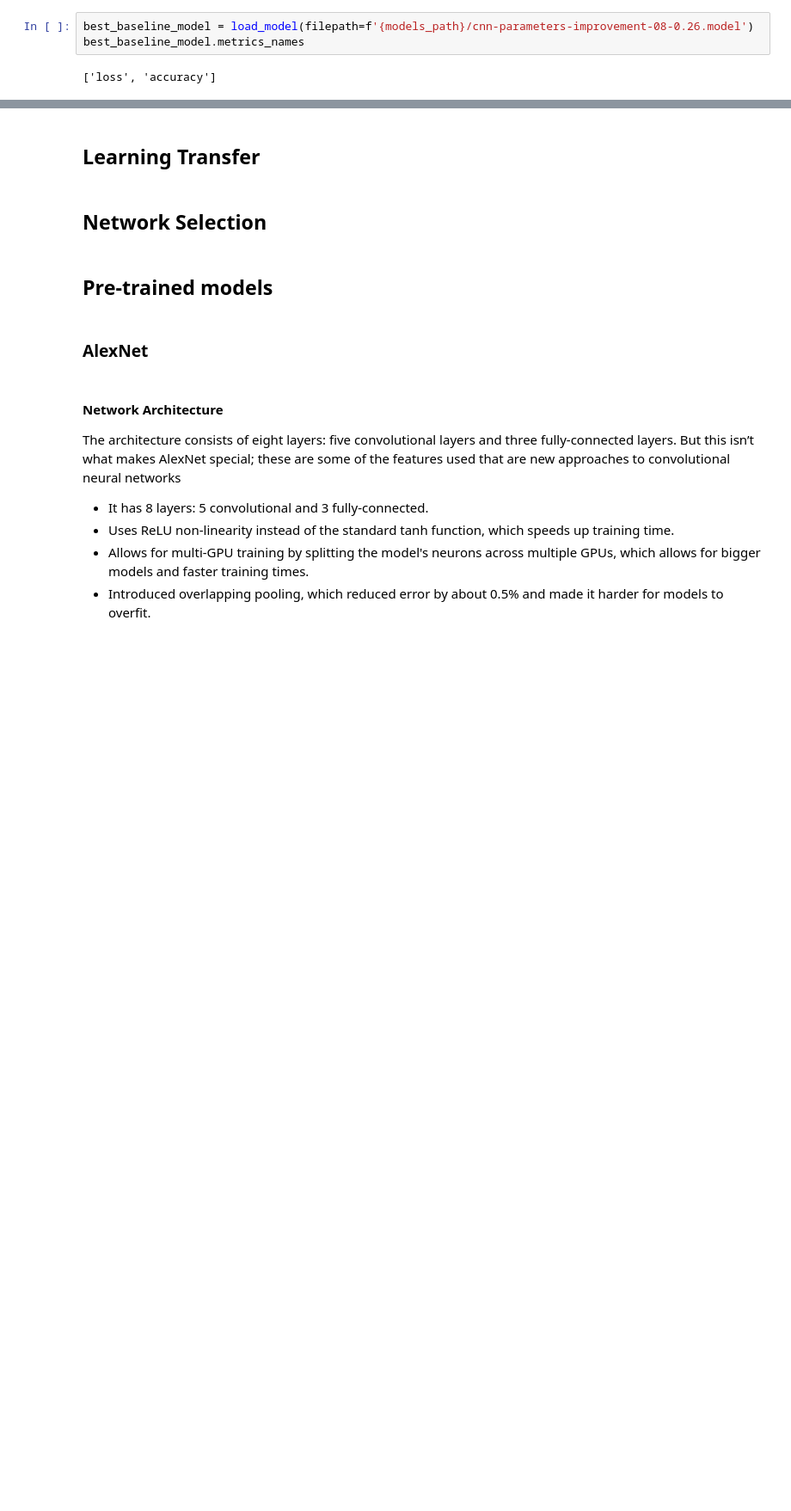
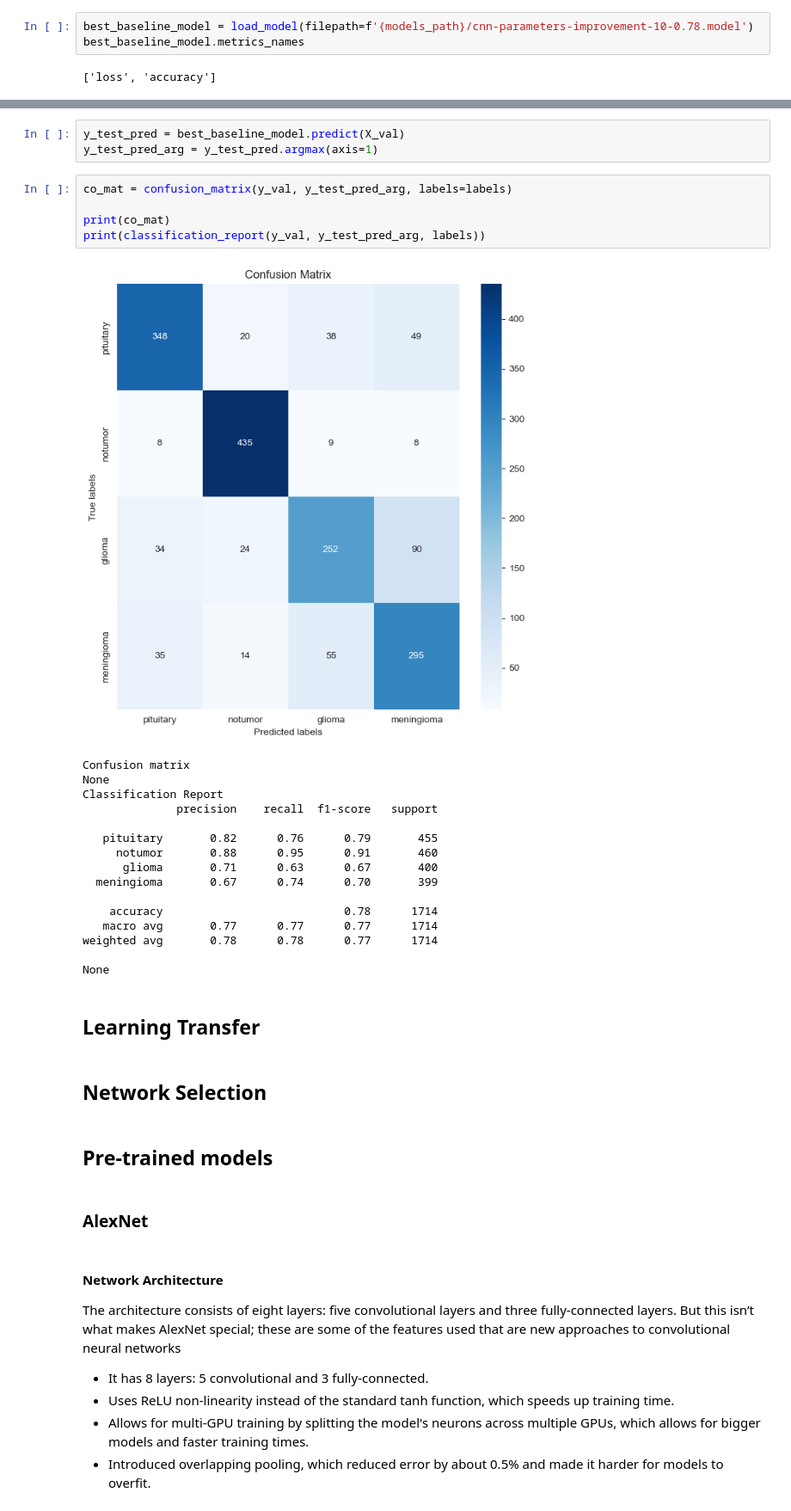
Before and after one commit to MYTHILI05896/brain-tumor-mri-classifier, a Jupyter notebook: BrainTumor.ipynb, the cells around one changed output, grey strips where cells are left out. Shown at 86% size. Drawn from its saved outputs; the diff is of its cells as text; blank space fills up the shorter version.

Commit message:
Moving to 3 channels dim and applying new models

```diff
--- a/BrainTumor.ipynb
+++ b/BrainTumor.ipynb
@@ -557,7 +558,7 @@ plot_metrics(history.history)
 # %% [markdown]
 #### Best Model
 # %%
-best_baseline_model = load_model(filepath=f'{models_path}/cnn-parameters-improvement-08-0.26.model')
+best_baseline_model = load_model(filepath=f'{models_path}/cnn-parameters-improvement-10-0.78.model')
 best_baseline_model.metrics_names
 # %% [output]
 ['loss', 'accuracy']
@@ -577,3 +581,28 @@ loss, acc = best_baseline_model.evaluate(x=X_test, y=y_test)
+# %%
+y_test_pred = best_baseline_model.predict(X_val)
+y_test_pred_arg = y_test_pred.argmax(axis=1)
+# %%
+co_mat = confusion_matrix(y_val, y_test_pred_arg, labels=labels)
+
+print(co_mat)
+print(classification_report(y_val, y_test_pred_arg, labels))
+# %% [output]
+[figure, added]
+Confusion matrix
+None
+Classification Report
+              precision    recall  f1-score   support
+
+   pituitary       0.82      0.76      0.79       455
+     notumor       0.88      0.95      0.91       460
+      glioma       0.71      0.63      0.67       400
+  meningioma       0.67      0.74      0.70       399
+
+    accuracy                           0.78      1714
+   macro avg       0.77      0.77      0.77      1714
+weighted avg       0.78      0.78      0.77      1714
+
+None
 # %% [markdown]
 ## Learning Transfer
 # %% [markdown]
```
Also changed, not shown: parts of 33 cells of this notebook, 2 other files.
